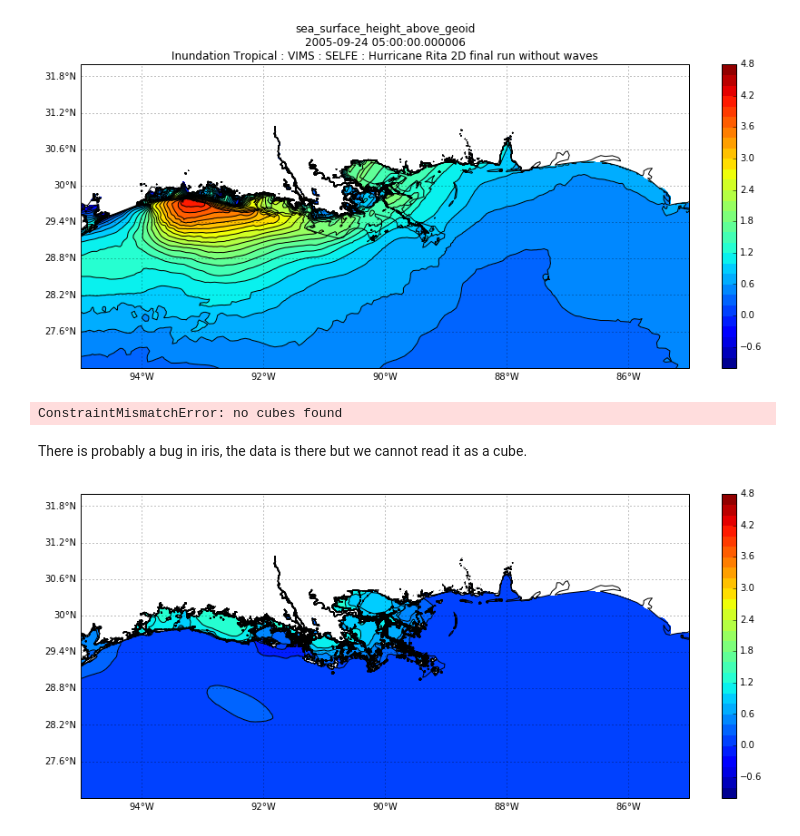
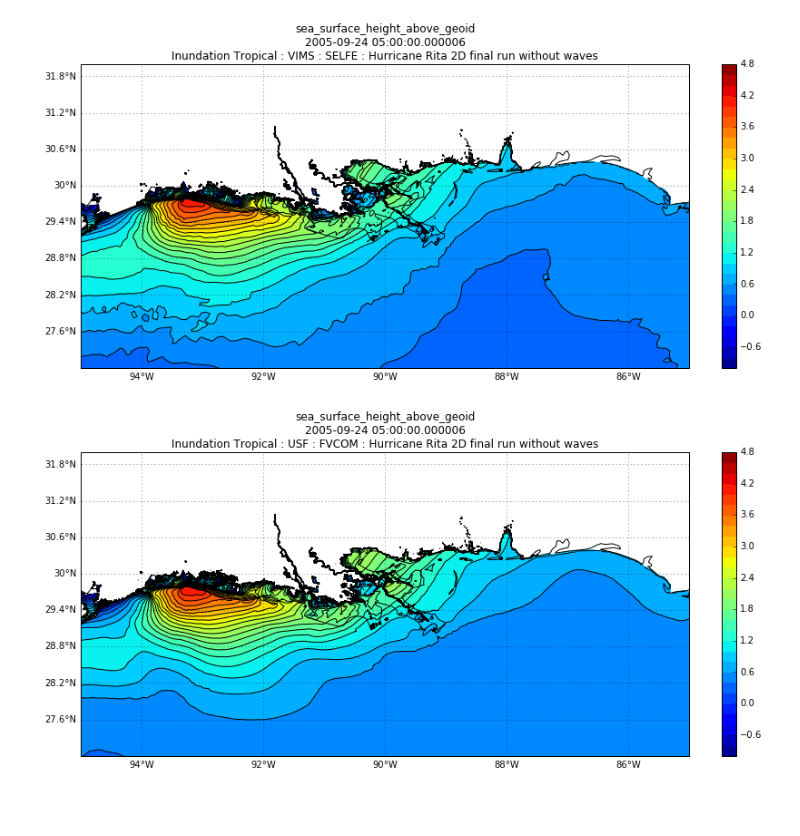
Before and after one commit to pyugrid/pyugrid, a Jupyter notebook: notebook_examples/COMT_example.ipynb, the cells around one changed output. Drawn from its saved outputs; the diff is of its cells as text; code cells hidden in the pictures; blank space fills up the shorter version.

```diff
--- a/notebook_examples/COMT_example.ipynb
+++ b/notebook_examples/COMT_example.ipynb
@@ -23,6 +23,8 @@ from cartopy.mpl.gridliner import LONGITUDE_FORMATTER, LATITUDE_FORMATTER
 import netCDF4
 import pyugrid
 
+iris.FUTURE.netcdf_promote = True
+
 print('pyugrid version: {}'.format(pyugrid.__version__))
 print('netCDF4 version: {}'.format(netCDF4.__version__))
 # %% [output]
@@ -152,36 +154,38 @@ title = ax.set_title('{}\n{}\n{}'.format(variable,
                                          c.attributes['title']))
 # %% [output]
 [figure]
-# %%
-url = models['FVCOM']
-
-# Data.
-with warnings.catch_warnings():
-    warnings.simplefilter("ignore")
-    cube = iris.load_cube(url, variable)
-# %% [output]
-ConstraintMismatchError: no cubes found
-# %% [markdown]
-There is probably a bug in iris, the data is there but we cannot read it as a cube.
 # %%
-with netCDF4.Dataset(url) as nc:
-    # Last time step only.
-    ele = nc['zeta'][-1, ...]
+url = models['FVCOM']
+
+# Data.
+with warnings.catch_warnings():
+    warnings.simplefilter("ignore")
+    cube = iris.load_cube(url, variable)
+
+# Time slice.
+time_var = cube.coord('time')
+idx_time = time_var.nearest_neighbour_index(time_var.units.date2num(start))
+c = cube[idx_time, ...]
 
 # Grid.
 ug = pyugrid.UGrid.from_ncfile(url)
 
 # Triangulation.
 lon = ug.nodes[:, 0]
 lat = ug.nodes[:, 1]
 faces = ug.faces
 triang = tri.Triangulation(lon, lat, triangles=faces)
 
 # Figure.
 fig, ax = make_map()
 ax.set_extent(bbox)
-ax.tricontour(triang, ele, colors='k', levels=levels)
-cs = ax.tricontourf(triang, ele, levels=levels)
+ax.tricontour(triang, c.data, colors='k', levels=levels)
+cs = ax.tricontourf(triang, c.data, levels=levels)
 cbar = fig.colorbar(cs, fraction=0.046, pad=0.04)
+
+time_string = time_var.units.num2date(time_var.points[idx_time])
+title = ax.set_title('{}\n{}\n{}'.format(variable,
+                                         time_string,
+                                         c.attributes['title']))
 # %% [output]
-[figure, old version]
+[figure, new version]
```
Also changed, not shown: parts of 1 cell of this notebook.
